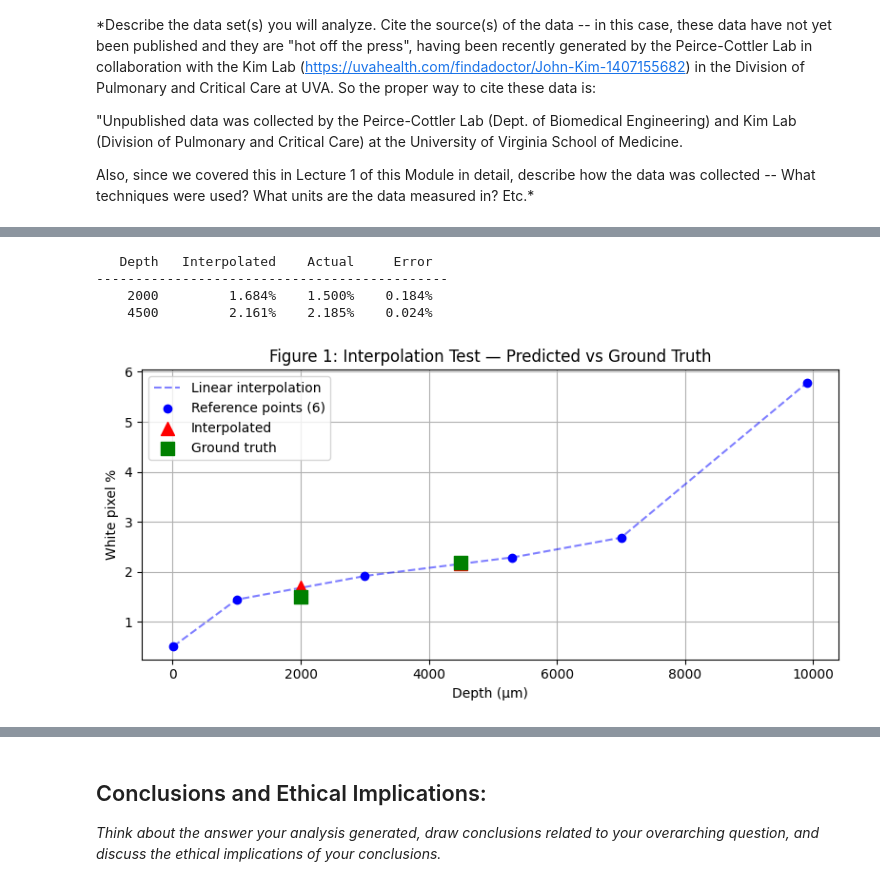
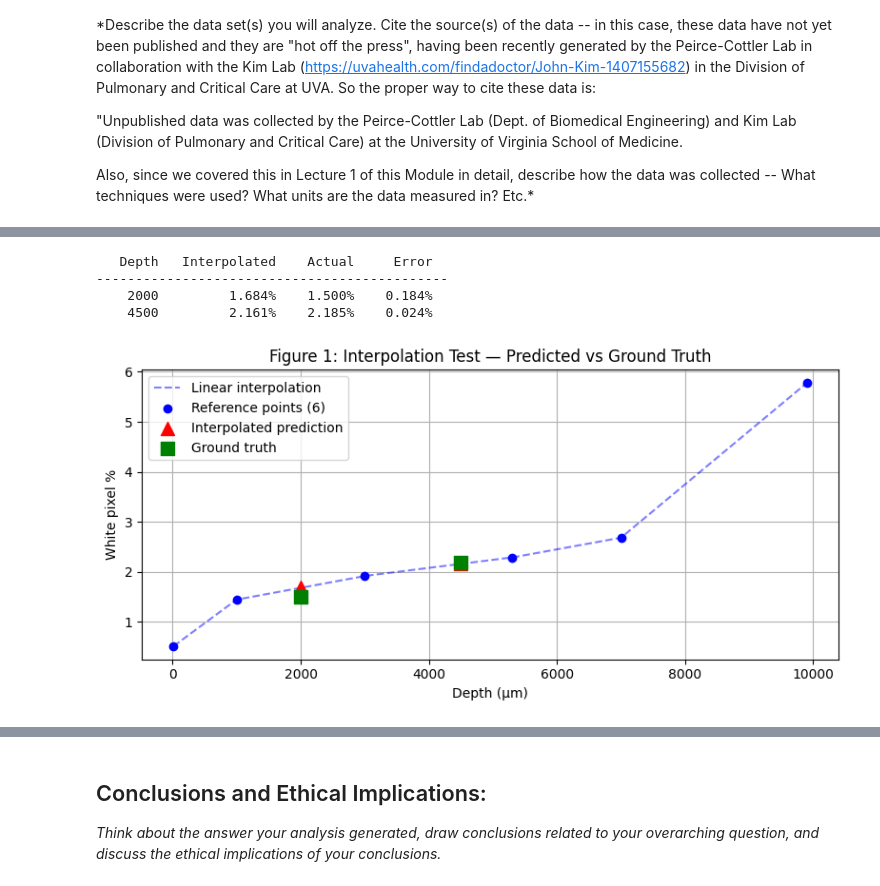
Before and after one commit to aryanmhaskar/Module-3-Fibrosis, a Jupyter notebook: Module 3 Template.ipynb, the cells around one changed output, grey strips where cells are left out. Saved outputs shown, nothing was run; the diff lists cells and outputs as text; code cells hidden in the pictures.

```diff
--- a/Module 3 Template.ipynb
+++ b/Module 3 Template.ipynb
@@ -52,54 +96,60 @@ Using 6 reference images at depths [15, 1000, 3000, 5300, 7000, 9900] μm (from
 # %%
-# Reference images and depths (same as main_example.py)
+# ─── Define reference images and their known depths ───
+# These 6 images serve as our "anchor points" for interpolation
 ref_files = [
-    "images/MASK_SK658 Llobe ch010039.jpg",   # 15 um
-    "images/MASK_SK658 Slobe ch010066.jpg",   # 1000 um
-    "images/MASK_SK658 Slobe ch010147.jpg",   # 3000 um
-    "images/MASK_SK658 Slobe ch010110.jpg",   # 5300 um
-    "images/MASK_SK658 Slobe ch010130.jpg",   # 7000 um
-    "images/MASK_SK658 Slobe ch010114.jpg",   # 9900 um
+    "images/MASK_SK658 Llobe ch010039.jpg",   # 15 μm   (near surface)
+    "images/MASK_SK658 Slobe ch010066.jpg",   # 1000 μm
+    "images/MASK_SK658 Slobe ch010147.jpg",   # 3000 μm
+    "images/MASK_SK658 Slobe ch010110.jpg",   # 5300 μm
+    "images/MASK_SK658 Slobe ch010130.jpg",   # 7000 μm
+    "images/MASK_SK658 Slobe ch010114.jpg",   # 9900 μm (deepest)
 ]
 ref_depths = [15, 1000, 3000, 5300, 7000, 9900]
 
+# Compute white pixel percentage for each reference image
 ref_pcts = [analyze_image(f)[2] for f in ref_files]
 
-# Build linear interpolant
+# Build a piecewise linear interpolation function
+# 'linear' means straight lines are drawn between consecutive known points
 interp_func = interp1d(ref_depths, ref_pcts, kind='linear')
 
-# Ground-truth test images
+# ─── Test interpolation accuracy against ground-truth images ───
+# We have actual images at these depths, so we can compare prediction vs reality
 test_cases = [
     (2000, "images/MASK_SK658 Slobe ch010146.jpg"),
     (4500, "images/MASK_SK658 Slobe ch010134.jpg"),
 ]
 
 print(f"{'Depth':>8s}  {'Interpolated':>13s}  {'Actual':>8s}  {'Error':>8s}")
 print("-" * 45)
 test_interp, test_actual = [], []
 for depth, filepath in test_cases:
-    pred = float(interp_func(depth))
-    actual = analyze_image(filepath)[2]
+    pred = float(interp_func(depth))       # Interpolated estimate
+    actual = analyze_image(filepath)[2]     # Ground-truth measurement
     test_interp.append(pred)
     test_actual.append(actual)
     print(f"{depth:>8d}  {pred:>12.3f}%  {actual:>7.3f}%  {abs(pred - actual):>7.3f}%")
 
-# Plot
+# ─── Visualization: interpolation curve with test points ───
 fig, ax = plt.subplots(figsize=(8, 4))
-x_fine = np.linspace(15, 9900, 500)
+x_fine = np.linspace(15, 9900, 500)  # Dense x-axis for smooth curve
 ax.plot(x_fine, interp_func(x_fine), 'b--', alpha=0.5, label='Linear interpolation')
 ax.scatter(ref_depths, ref_pcts, color='blue', zorder=3, label='Reference points (6)')
-ax.scatter([t[0] for t in test_cases], test_interp, color='red', marker='^', s=100, zorder=4, label='Interpolated')
-ax.scatter([t[0] for t in test_cases], test_actual, color='green', marker='s', s=100, zorder=4, label='Ground truth')
+ax.scatter([t[0] for t in test_cases], test_interp, color='red', marker='^', s=100,
+           zorder=4, label='Interpolated prediction')
+ax.scatter([t[0] for t in test_cases], test_actual, color='green', marker='s', s=100,
+           zorder=4, label='Ground truth')
 ax.set_xlabel('Depth (μm)')
 ax.set_ylabel('White pixel %')
 ax.set_title('Figure 1: Interpolation Test — Predicted vs Ground Truth')
 ax.legend()
 ax.grid(True)
 plt.tight_layout()
 plt.show()
 # %% [output]
    Depth   Interpolated    Actual     Error
 ---------------------------------------------
     2000         1.684%    1.500%    0.184%
     4500         2.161%    2.185%    0.024%
-[figure, old version]
+[figure, new version]
 # %% [markdown]
```
Also changed, not shown: parts of 23 cells of this notebook.
